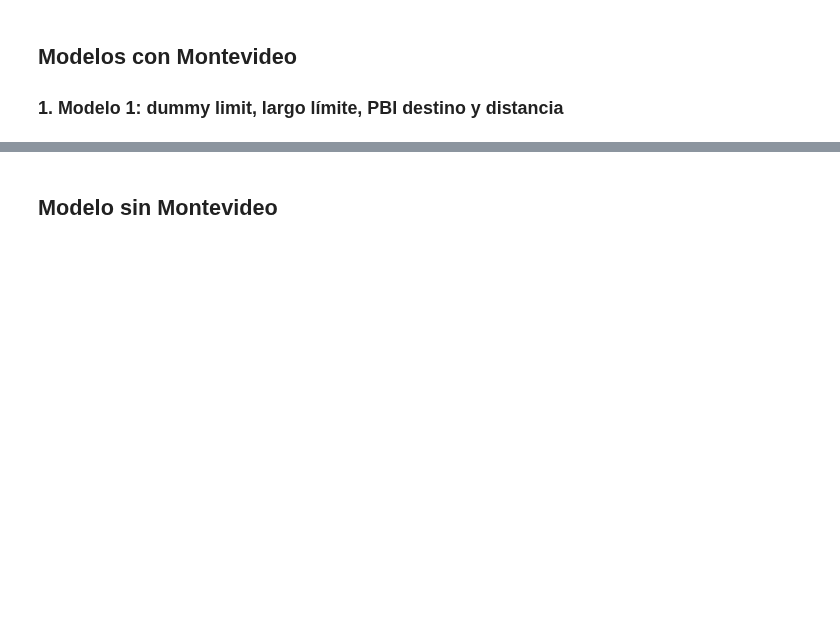
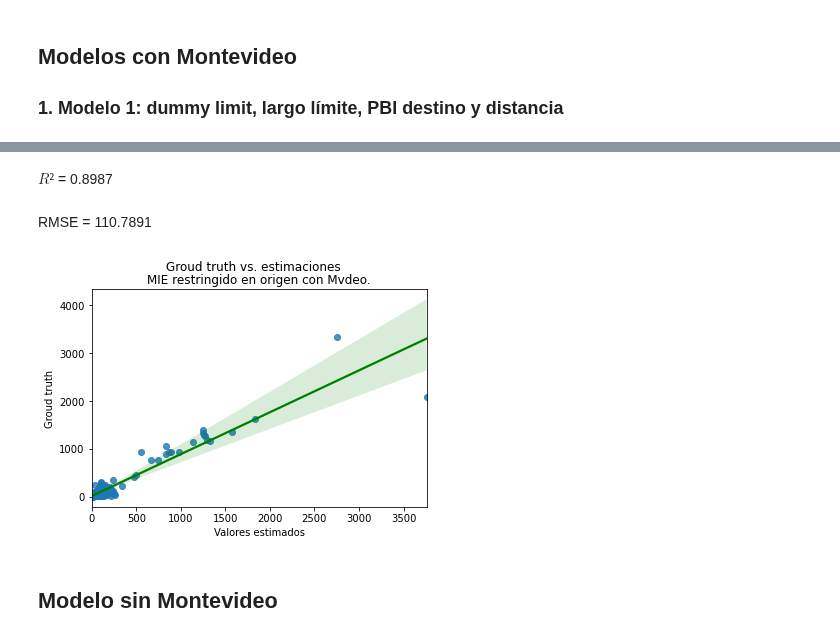
Before and after one commit to guillermodangelo/tesis, a Jupyter notebook: 07-MIE_departamentos_concreto.ipynb, the cells around one changed output, grey strips where cells are left out. Drawn from its saved outputs; the diff is of its cells as text; code cells hidden in the pictures; blank space fills up the shorter version.

```diff
--- a/07-MIE_departamentos_concreto.ipynb
+++ b/07-MIE_departamentos_concreto.ipynb
@@ -56,5 +86,29 @@ plt.ylabel('Groud truth')
 # %%
 prodSim.save("modelos/restringido_origen_mvo.pickle")
+# %%
+# define el string tomado como fórmula
+formula = """
+personas_mig_18_25 ~ nom_depto_orig + dummy_limit
++ largo_limite_km + pbi_destino_millardos + dist_km + -1
+"""
+
+# entrena y ajusta el modelo
+prodSim = smf.glm(formula=formula, data=dd_deptos, family=f).fit()
+
+# resultados
+actual_counts = dd_deptos.personas_mig_18_25
+predicted_counts = prodSim.predict()
+
+print_scores_simple(actual_counts, predicted_counts)
+
+title = 'Groud truth vs. estimaciones'
+subtitle = 'MIE restringido en origen con Mvdeo.'
+
+plot_gt(actual_counts, predicted_counts, title, subtitle)
+# %% [output]
+$R²$ = 0.8987
+RMSE = 110.7891
+[figure, added]
 # %% [markdown]
 ## Modelo sin Montevideo
 # %%
```
Also changed, not shown: parts of 9 cells of this notebook, 9 other files.
